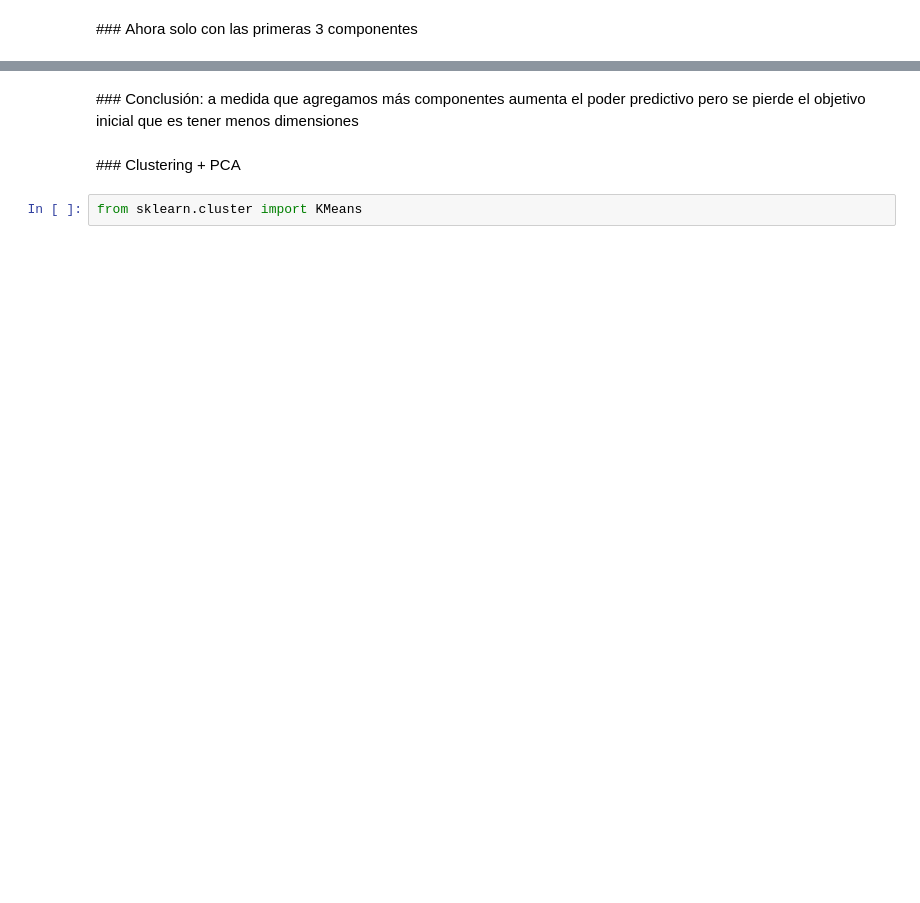
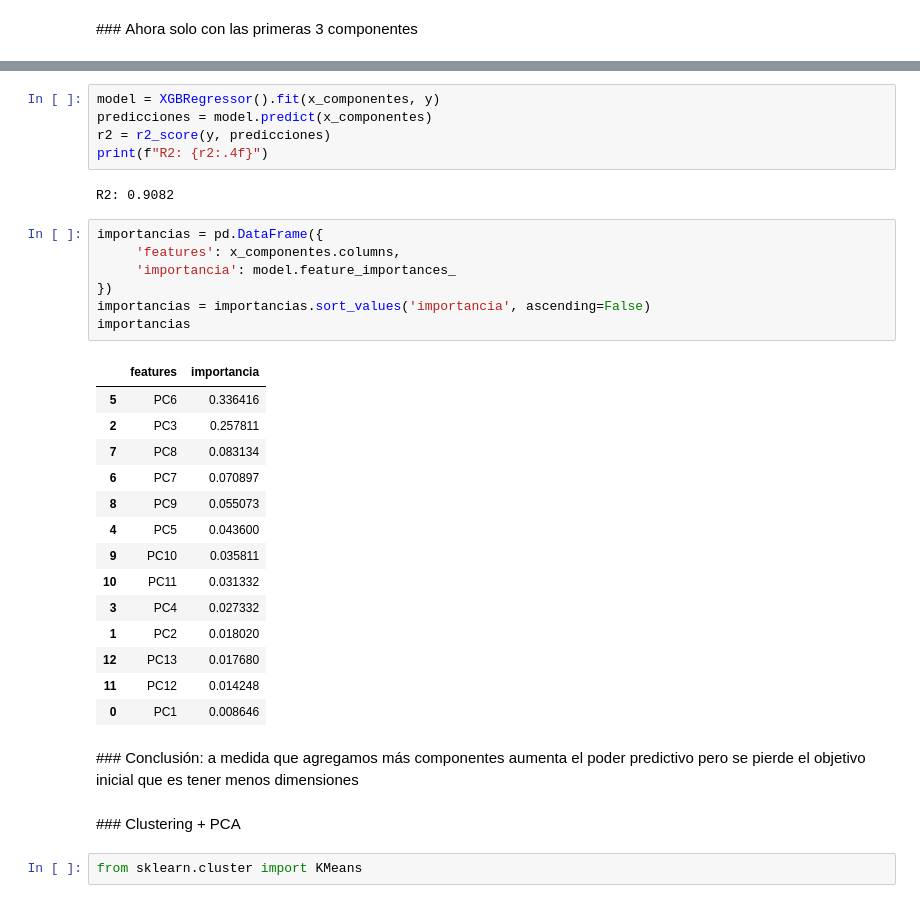
Before and after one commit to zayo1511/LabAprEst, a Jupyter notebook: Parcial4/pca_aplicacion_sin_resolver.ipynb, the cells around one changed output, grey strips where cells are left out. Saved outputs shown, nothing was run; the diff lists cells and outputs as text; blank space fills up the shorter version.

```diff
--- a/Parcial4/pca_aplicacion_sin_resolver.ipynb
+++ b/Parcial4/pca_aplicacion_sin_resolver.ipynb
@@ -169,3 +178,32 @@ R2: 0.3313
+# %%
+model = XGBRegressor().fit(x_componentes, y)
+predicciones = model.predict(x_componentes)
+r2 = r2_score(y, predicciones)
+print(f"R2: {r2:.4f}")
+# %% [output]
+R2: 0.9082
+# %%
+importancias = pd.DataFrame({
+     'features': x_componentes.columns,
+     'importancia': model.feature_importances_
+})
+importancias = importancias.sort_values('importancia', ascending=False)
+importancias
+# %% [output]
+|  | features | importancia |
+| 5 | PC6 | 0.336416 |
+| 2 | PC3 | 0.257811 |
+| 7 | PC8 | 0.083134 |
+| 6 | PC7 | 0.070897 |
+| 8 | PC9 | 0.055073 |
+| 4 | PC5 | 0.043600 |
+| 9 | PC10 | 0.035811 |
+| 10 | PC11 | 0.031332 |
+| 3 | PC4 | 0.027332 |
+| 1 | PC2 | 0.018020 |
+| 12 | PC13 | 0.017680 |
+| 11 | PC12 | 0.014248 |
+| 0 | PC1 | 0.008646 |
 # %% [markdown]
 ### Conclusión: a medida que agregamos más componentes aumenta el poder predictivo pero se pierde el objetivo inicial que es tener menos dimensiones
 # %% [markdown]
```
Also changed, not shown: parts of 3 cells of this notebook.
